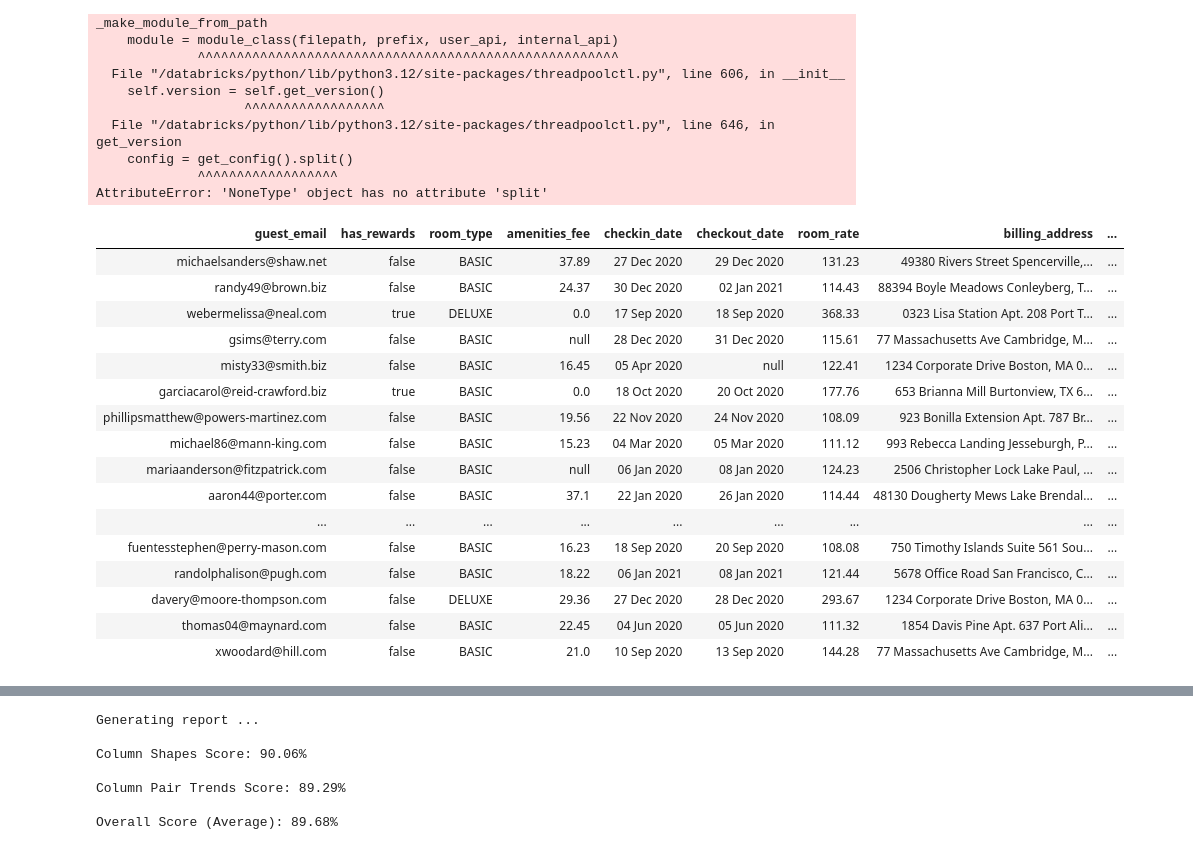
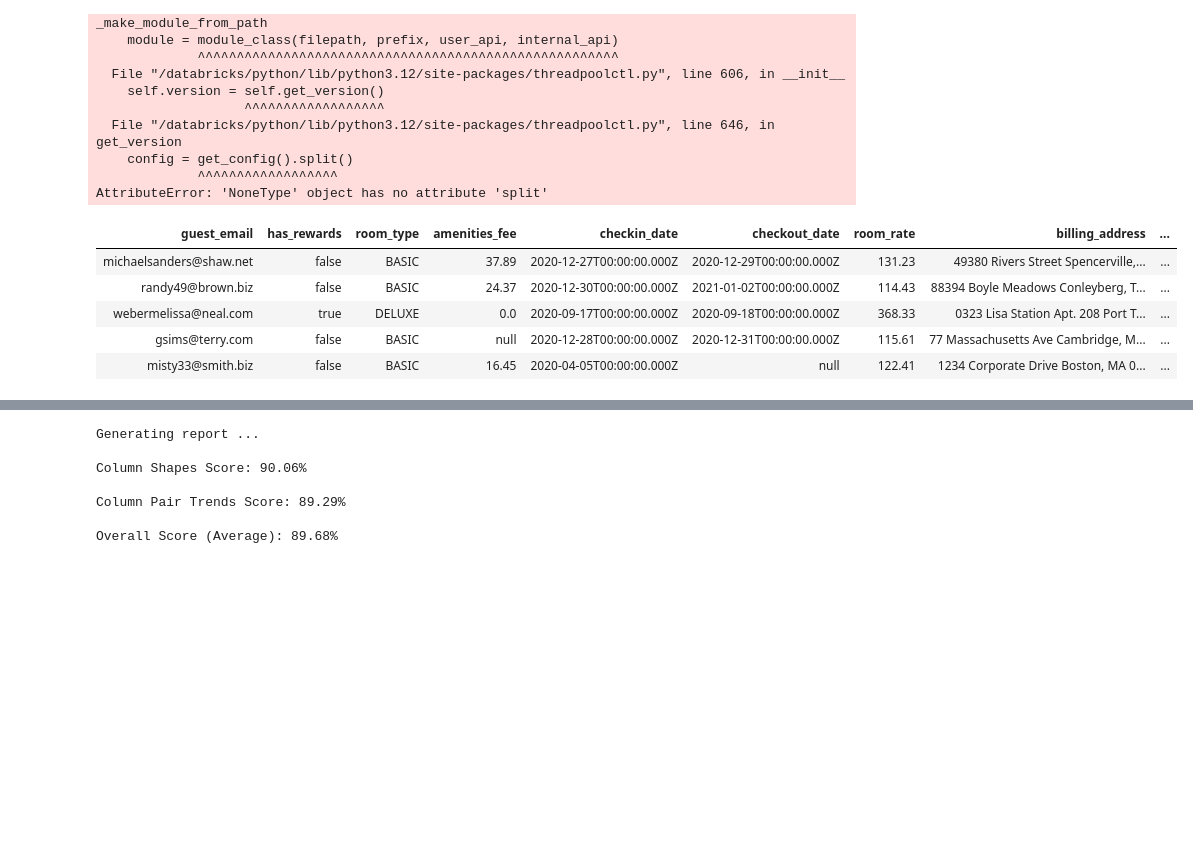
Before and after one commit to nicholas-chin/faker-tutorial-2025-Summer, a Jupyter notebook: Synthetic Data Vault (SDV).ipynb, the cells around one changed output, grey strips where cells are left out. Drawn from its saved outputs; the diff is of its cells as text; code cells hidden in the pictures; blank space fills up the shorter version.

```diff
--- a/Synthetic Data Vault (SDV).ipynb
+++ b/Synthetic Data Vault (SDV).ipynb
@@ -44,25 +44,14 @@ Traceback (most recent call last):
              ^^^^^^^^^^^^^^^^^^
 AttributeError: 'NoneType' object has no attribute 'split'
 # %%
-display(real_data)
+display(real_data.head())
 # %% [output]
 | guest_email | has_rewards | room_type | amenities_fee | checkin_date | checkout_date | room_rate | billing_address | ... |
-| michaelsanders@shaw.net | false | BASIC | 37.89 | 27 Dec 2020 | 29 Dec 2020 | 131.23 | 49380 Rivers Street Spencerville,... | ... |
-| randy49@brown.biz | false | BASIC | 24.37 | 30 Dec 2020 | 02 Jan 2021 | 114.43 | 88394 Boyle Meadows Conleyberg, T... | ... |
-| webermelissa@neal.com | true | DELUXE | 0.0 | 17 Sep 2020 | 18 Sep 2020 | 368.33 | 0323 Lisa Station Apt. 208 Port T... | ... |
-| gsims@terry.com | false | BASIC | null | 28 Dec 2020 | 31 Dec 2020 | 115.61 | 77 Massachusetts Ave Cambridge, M... | ... |
-| misty33@smith.biz | false | BASIC | 16.45 | 05 Apr 2020 | null | 122.41 | 1234 Corporate Drive Boston, MA 0... | ... |
-| garciacarol@reid-crawford.biz | true | BASIC | 0.0 | 18 Oct 2020 | 20 Oct 2020 | 177.76 | 653 Brianna Mill Burtonview, TX 6... | ... |
-| phillipsmatthew@powers-martinez.com | false | BASIC | 19.56 | 22 Nov 2020 | 24 Nov 2020 | 108.09 | 923 Bonilla Extension Apt. 787 Br... | ... |
-| michael86@mann-king.com | false | BASIC | 15.23 | 04 Mar 2020 | 05 Mar 2020 | 111.12 | 993 Rebecca Landing Jesseburgh, P... | ... |
-| mariaanderson@fitzpatrick.com | false | BASIC | null | 06 Jan 2020 | 08 Jan 2020 | 124.23 | 2506 Christopher Lock Lake Paul, ... | ... |
-| aaron44@porter.com | false | BASIC | 37.1 | 22 Jan 2020 | 26 Jan 2020 | 114.44 | 48130 Dougherty Mews Lake Brendal... | ... |
-| ... | ... | ... | ... | ... | ... | ... | ... | ... |
-| fuentesstephen@perry-mason.com | false | BASIC | 16.23 | 18 Sep 2020 | 20 Sep 2020 | 108.08 | 750 Timothy Islands Suite 561 Sou... | ... |
-| randolphalison@pugh.com | false | BASIC | 18.22 | 06 Jan 2021 | 08 Jan 2021 | 121.44 | 5678 Office Road San Francisco, C... | ... |
-| davery@moore-thompson.com | false | DELUXE | 29.36 | 27 Dec 2020 | 28 Dec 2020 | 293.67 | 1234 Corporate Drive Boston, MA 0... | ... |
-| thomas04@maynard.com | false | BASIC | 22.45 | 04 Jun 2020 | 05 Jun 2020 | 111.32 | 1854 Davis Pine Apt. 637 Port Ali... | ... |
-| xwoodard@hill.com | false | BASIC | 21.0 | 10 Sep 2020 | 13 Sep 2020 | 144.28 | 77 Massachusetts Ave Cambridge, M... | ... |
+| michaelsanders@shaw.net | false | BASIC | 37.89 | 2020-12-27T00:00:00.000Z | 2020-12-29T00:00:00.000Z | 131.23 | 49380 Rivers Street Spencerville,... | ... |
+| randy49@brown.biz | false | BASIC | 24.37 | 2020-12-30T00:00:00.000Z | 2021-01-02T00:00:00.000Z | 114.43 | 88394 Boyle Meadows Conleyberg, T... | ... |
+| webermelissa@neal.com | true | DELUXE | 0.0 | 2020-09-17T00:00:00.000Z | 2020-09-18T00:00:00.000Z | 368.33 | 0323 Lisa Station Apt. 208 Port T... | ... |
+| gsims@terry.com | false | BASIC | null | 2020-12-28T00:00:00.000Z | 2020-12-31T00:00:00.000Z | 115.61 | 77 Massachusetts Ave Cambridge, M... | ... |
+| misty33@smith.biz | false | BASIC | 16.45 | 2020-04-05T00:00:00.000Z | null | 122.41 | 1234 Corporate Drive Boston, MA 0... | ... |
 # %%
 from sdv.single_table import GaussianCopulaSynthesizer
 
```
Also changed, not shown: parts of 1 cell of this notebook.
